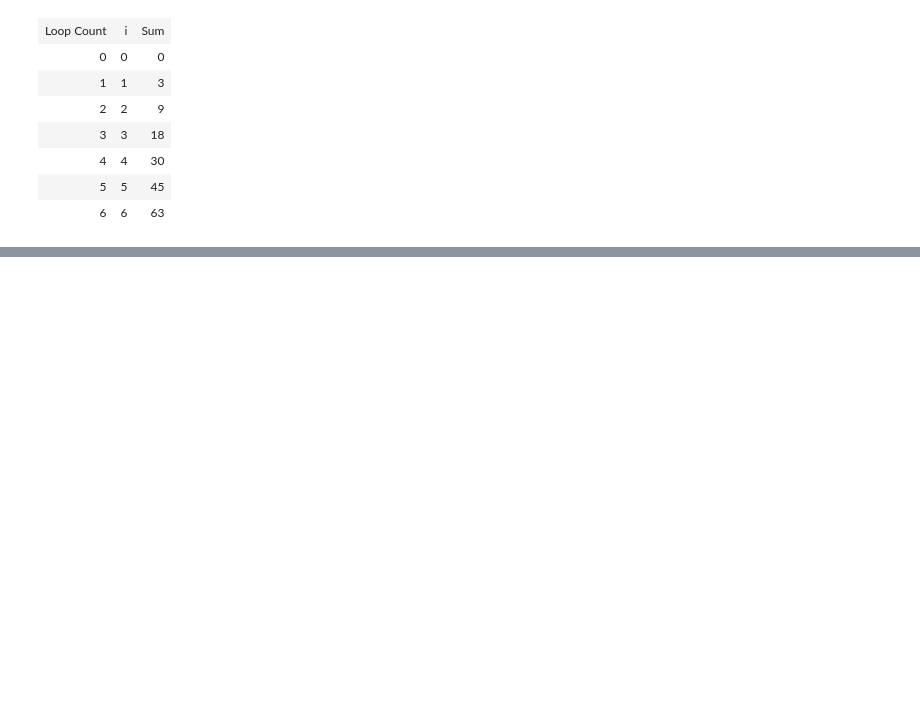
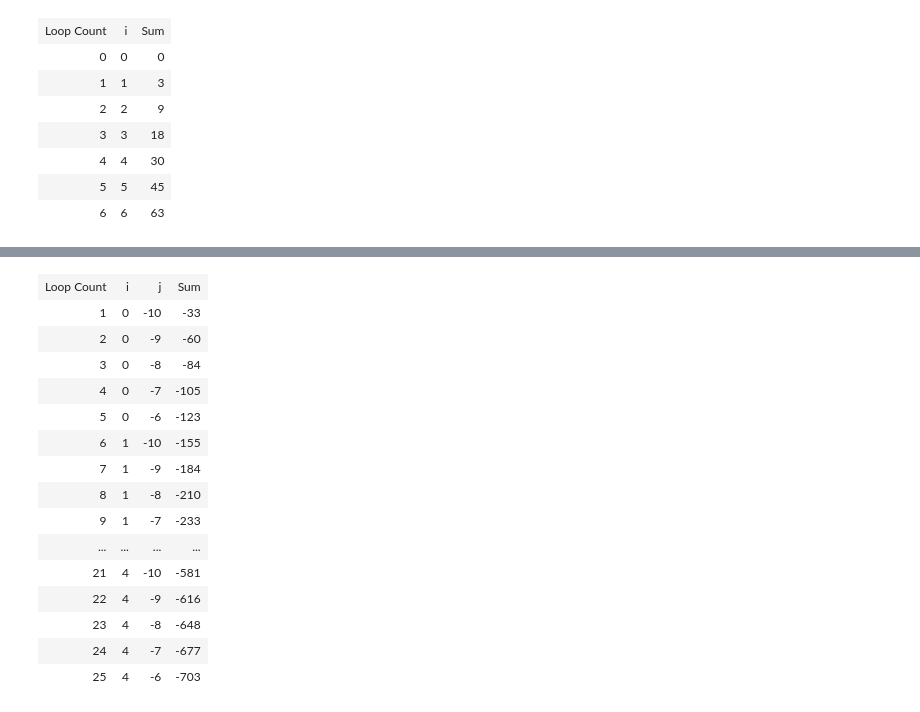
Before and after one commit to john-s-butler-dit/Intro-to-Algorithms, a Jupyter notebook: Chapter 1- Introduction_to_Algorithms/Simple Algorithms.ipynb, the cells around one changed output, grey strips where cells are left out. Saved outputs shown, nothing was run; the diff lists cells and outputs as text; code cells hidden in the pictures; blank space fills up the shorter version.

```diff
--- a/Chapter 1- Introduction_to_Algorithms/Simple Algorithms.ipynb
+++ b/Chapter 1- Introduction_to_Algorithms/Simple Algorithms.ipynb
@@ -98,15 +127,22 @@ Sum
 # %%
 Sum=-3
+table = ListTable()
+table.append(['Loop Count', 'i','Sum'])
 
+Count=0
 for i in range(0,5):
     Sum=Sum+(-2*i)
-    print(Sum)
-    print(i)
+    Count=Count+1
+    table.append([round(Count,3), round(i,3), round(Sum,3)])
+
+table.append([' ', 'j','Sum'])
+
 
 for j in range(-10,-5):
     Sum=Sum+(j+1)*(j+1)
-    print(Sum)
-    print(j)
+    Count=Count+1
+    table.append([round(Count,3), round(j,3), round(Sum,3)])
 
-Sum
+
+table
 # %% [output]
@@ -133,0 +177,32 @@ Sum
+# %%
+Sum=-3
+table = ListTable()
+table.append(['Loop Count', 'i','j','Sum'])
+
+Count=0
+j=0
+for i in range(0,5):
+    for j in range(-10,-5):
+
+        Sum=Sum+(-2*i+3*j)
+        Count=Count+1
+        table.append([round(Count,3), round(i,3),round(j,3), round(Sum,3)])
+
+table
+# %% [output]
+| Loop Count | i | j | Sum |
+| 1 | 0 | -10 | -33 |
+| 2 | 0 | -9 | -60 |
+| 3 | 0 | -8 | -84 |
+| 4 | 0 | -7 | -105 |
+| 5 | 0 | -6 | -123 |
+| 6 | 1 | -10 | -155 |
+| 7 | 1 | -9 | -184 |
+| 8 | 1 | -8 | -210 |
+| 9 | 1 | -7 | -233 |
+| ... | ... | ... | ... |
+| 21 | 4 | -10 | -581 |
+| 22 | 4 | -9 | -616 |
+| 23 | 4 | -8 | -648 |
+| 24 | 4 | -7 | -677 |
+| 25 | 4 | -6 | -703 |
```
Also changed, not shown: parts of 5 cells of this notebook, 7 other files.
